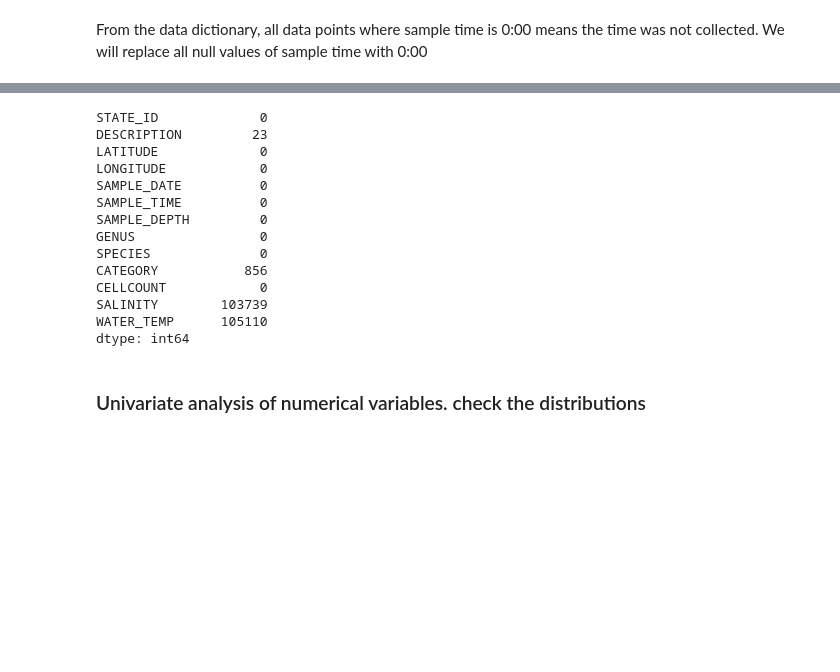
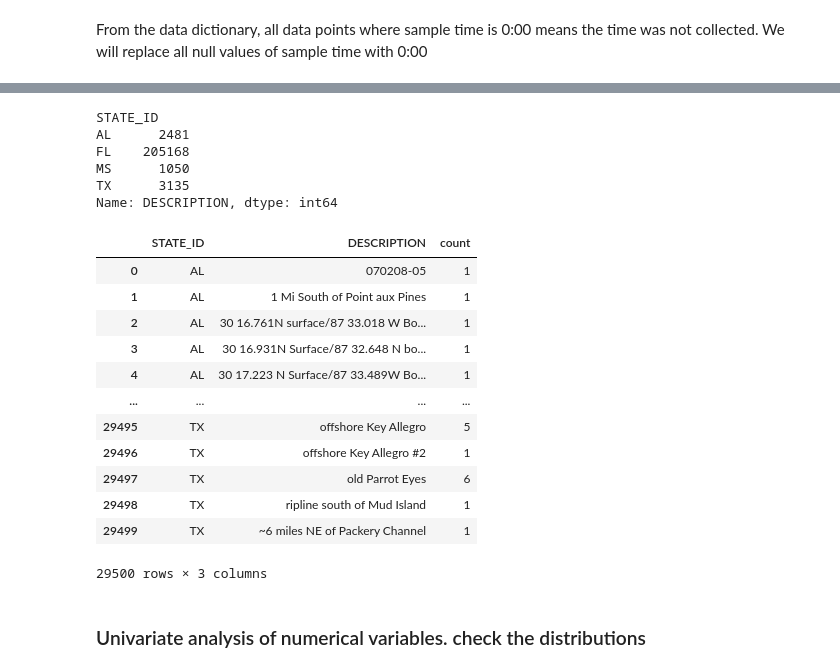
Before and after one commit to btokoli/Spotting-the-Unseen-Anomaly-Detection-in-Water-Quality-for-Early-Algal-Bloom-Warnings, a Jupyter notebook: analysis.ipynb, the cells around one changed output, grey strips where cells are left out. Saved outputs shown, nothing was run; the diff lists cells and outputs as text; code cells hidden in the pictures; blank space fills up the shorter version.

```diff
--- a/analysis.ipynb
+++ b/analysis.ipynb
@@ -284,22 +284,35 @@ df[df['SAMPLE_TIME'] == pd.to_datetime('0:15:00').time()]
 
 df["SAMPLE_TIME"]= df["SAMPLE_DEPTH"].fillna(pd.to_datetime('00:00:00').time())
-# %%
-df.isna().sum()
-# %% [output]
-STATE_ID             0
-DESCRIPTION         23
-LATITUDE             0
-LONGITUDE            0
-SAMPLE_DATE          0
-SAMPLE_TIME          0
-SAMPLE_DEPTH         0
-GENUS                0
-SPECIES              0
-CATEGORY           856
-CELLCOUNT            0
-SALINITY        103739
-WATER_TEMP      105110
-dtype: int64
+# %%
+#Getting total count of state by location
+
+count_of_state= df.groupby("STATE_ID")["DESCRIPTION"].size()
+count_of_state
+# %% [output]
+STATE_ID
+AL      2481
+FL    205168
+MS      1050
+TX      3135
+Name: DESCRIPTION, dtype: int64
+# %%
+#Getting counts of all locations by state
+location_count_by_state = df.groupby(['STATE_ID', 'DESCRIPTION']).size().reset_index(name='count')
+location_count_by_state
+# %% [output]
+|  | STATE_ID | DESCRIPTION | count |
+| 0 | AL | 070208-05 | 1 |
+| 1 | AL | 1 Mi South of Point aux Pines | 1 |
+| 2 | AL | 30 16.761N surface/87 33.018 W Bo... | 1 |
+| 3 | AL | 30 16.931N Surface/87 32.648 N bo... | 1 |
+| 4 | AL | 30 17.223 N Surface/87 33.489W Bo... | 1 |
+| ... | ... | ... | ... |
+| 29495 | TX | offshore Key Allegro | 5 |
+| 29496 | TX | offshore Key Allegro #2 | 1 |
+| 29497 | TX | old Parrot Eyes | 6 |
+| 29498 | TX | ripline south of Mud Island | 1 |
+| 29499 | TX | ~6 miles NE of Packery Channel | 1 |
+29500 rows × 3 columns
 # %% [markdown]
 ### Univariate analysis of numerical variables. check the distributions
 # %% [markdown]
```
Also changed, not shown: parts of 9 cells of this notebook.
